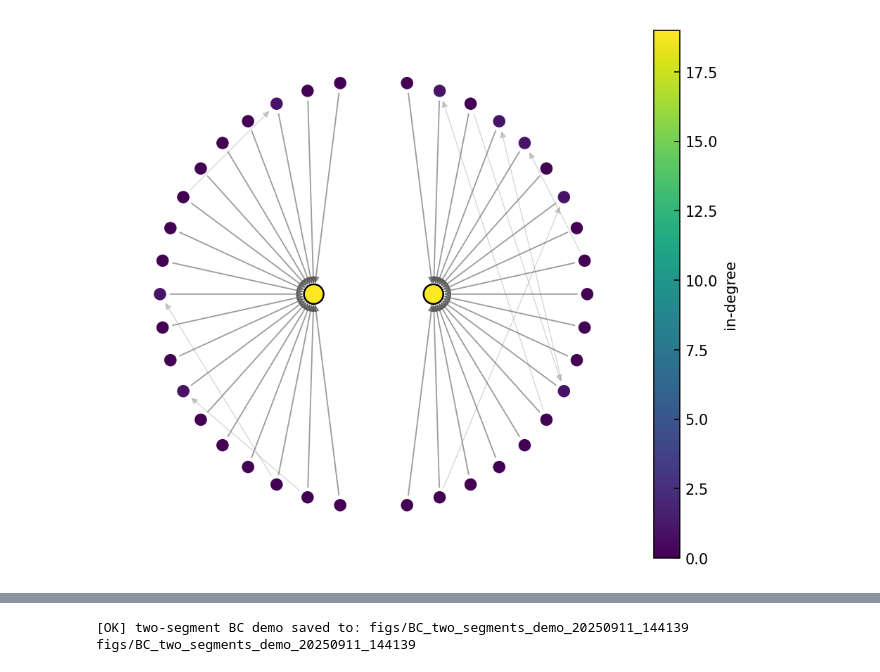
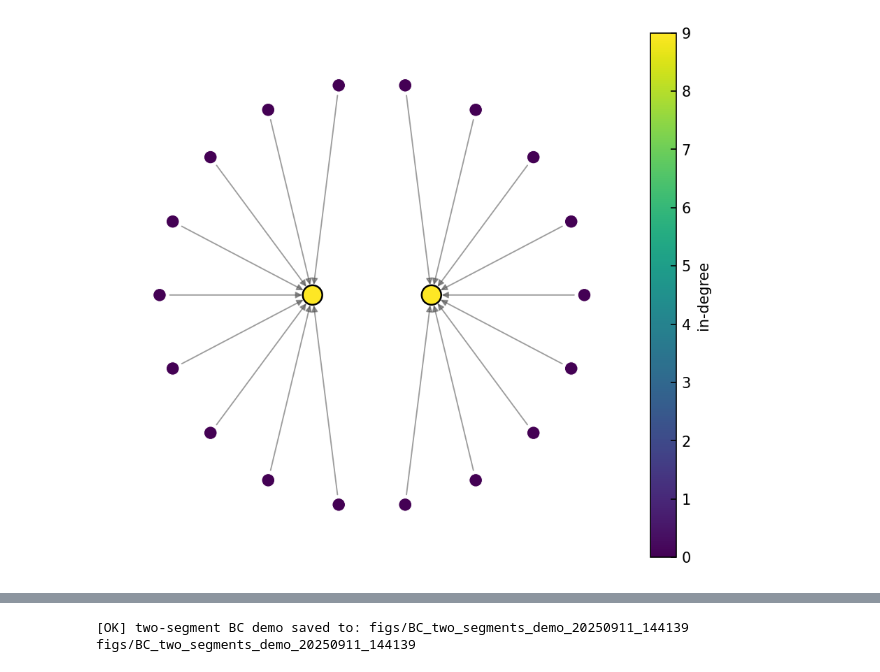
Before and after one commit to naive4E4A55/reconstruction, a Jupyter notebook: reconstruction_code.ipynb, the cells around one changed output, grey strips where cells are left out. Saved outputs shown, nothing was run; the diff lists cells and outputs as text; code cells hidden in the pictures.

```diff
--- a/reconstruction_code.ipynb
+++ b/reconstruction_code.ipynb
@@ -1880,7 +2473,13 @@ def plot_S_distribution_1D(S, hubs, *,
     ax.set_xticks([0,1]); ax.set_xticklabels(["leaves", "hubs"])
     ax.set_ylabel(ylab)
     ax.set_title(f"{gname} · 1D distinction of S ({method})")
-    ax.legend(frameon=False, loc="best")
+    leg = ax.legend(loc="lower right",
+                frameon=True,
+                bbox_to_anchor=(1.0, 0.02),   # 更靠右下，可按需要微调
+                borderaxespad=0.4)
+    leg.get_frame().set_alpha(0.85)
+    leg.get_frame().set_edgecolor("none")
+
     _beautify_axes(ax)
     fig.tight_layout()
 
@@ -2757,11 +3318,11 @@ def save_all_plots_unknown_f(result: dict,
 if __name__ == "__main__":
     # ===== 你的实验超参（按需要修改）=====
     p_leaf_edge   = 0.01
-    delta_in_max  = 3
-    delta_out_max = 5
+    delta_in_max  = 1
+    delta_out_max = 3
     seed_graph0   = 1            # 生成图/仿真的随机种子起点
-    N, T, discard = 40, 6000, 600
-    alpha         = "0.05"       # 生成轨迹用；分类器对 f 未知
+    N, T, discard = 60, 10000, 600
+    alpha         = 0.25       # 生成轨迹用；分类器对 f 未知
     M             = 10
     grid_size     = 2048
     ridge         = 0.0
@@ -2794,7 +3355,7 @@ if __name__ == "__main__":
 
         local_map = lambda x:Decimal(2)*x%Decimal(1)
         #local_map_number = lambda x: 2*x%1
-        coupling  = coupling_x2y2
+        coupling  = coupling_cosxy
 
         gs = GraphSystemDecimal(A, alpha=alpha,local_map=local_map,coupling_fn=coupling, seed=seed_graph)
         seed_graph += 1
@@ -3150,12 +5134,12 @@ def save_bc_correlation_figures(traj: np.ndarray,
 # %%
 if __name__ == "__main__":
     # ===== 你的实验超参（按需要修改）=====
-    p_leaf_edge   = 0.01
+    p_leaf_edge   = 0.00
     delta_in_max  = 1
     delta_out_max = 3
     seed_graph0   = 1            # 生成图/仿真的随机种子起点
-    N, T, discard = 40, 6000, 600
-    alpha         = "0.05"       # 生成轨迹用；分类器对 f 未知
+    N, T, discard = 20, 10000, 600
+    alpha         = 0.25       # 生成轨迹用；分类器对 f 未知
     M             = 10
     grid_size     = 2048
     ridge         = 0.0
@@ -3187,9 +5171,12 @@ if __name__ == "__main__":
             A = maker(N)  # 回退老接口
 
         local_map = lambda x:Decimal(2)*x%Decimal(1)
-        #local_map_number = lambda x: 2*x%1
+        local_map_number = lambda x: 2*x%1
         #coupling  = coupling_sin2pixsin2piy
-        coupling  = coupling_x2y2
+        coupling  = coupling_sin2pixy
+
+
+        coupling_number=lambda x,y:y
         gs = GraphSystemDecimal(A, alpha=alpha,local_map=local_map,coupling_fn=coupling, seed=seed_graph)
         seed_graph += 1
 
@@ -3210,18 +5197,24 @@ if __name__ == "__main__":
 
         # 4) 仿真
         traj = gs.run(T, discard)
+        #print(traj.shape)
+        #print(traj[:,0],traj[:,1],traj[:,2])
 
         # 5) 未知 f 的 A vs (B/C) 分类（返回 scores / distance_matrix）
-        out = classify_ABC_pipeline(
+        out = classify_ABC_pipeline_auto(
             traj=traj,
             M=M,
             grid_size=grid_size,
             ridge=ridge,
             seed=seed_clf,
-            tau=0.4,                       # 论文建议 0.3~0.6；默认 0.4
-            m_h_vec=m_h_vec_default        # 如需一般 H，可传你自己的特征函数
+            tau=0.3,                       # 论文建议 0.3~0.6；默认 0.3
+
+
         )
-        print(f"[{gname}] classified as: {out['label_final']} (A/B/C) | hubs: {out['hubs_idx']} | rho={out.get('rho_hubs')}")
+
+
+
+        print(f"[{gname}] classified as: {out['label_final']} (A/B/C) | hubs: {out['hubs_idx']} | rho={out.get('rho_hubs')}| hub_resid_var={out['hub_resid_var']},V_hat={out['V_hat']}")
 
         # 6) 保存三张图 + 数组（柱状图默认只标注 hub 序号；如需全部标注，annotate_bar='all'）
         node_labels = np.arange(traj.shape[0])  # 节点编号
@@ -3232,15 +5225,29 @@ if __name__ == "__main__":
             title_suffix=f"{gname}, M={M}, grid={grid_size}, ridge={ridge}",
             annotate_bar="hubs"
         )
-        bc_corr_dir = save_bc_correlation_figures(
-            traj=traj,
-            result=out,
-            outdir_graph=subdir,     # 就放在该段的子文件夹下
-            params=params,
-            tau=0.4,                 # 与分类用阈值一致
-            m_h_vec=m_h_vec_default
-        )
-        print(f"[{gname}] BC correlation figures saved at: {bc_corr_dir}")
+        if out["label_final"] != "A_N":
+            bc_corr_dir = save_bc_correlation_figures(
+                traj=traj,
+                result=out,
+                outdir_graph=subdir,     # 就放在该段的子文件夹下
+                params=params,
+                tau=0.3,                 # 与分类用阈值一致
+
+            )
+        print(f"[{gname}] BC correlation figures saved at: {bc_corr_dir}","Var is",)
+
+#         if out["mh_info"] is not None:
+#             _ = plot_mh_comparison(
+#                 m_h_vec=out["mh_info"],
+#                 h_true=coupling_number,
+#                 f_map=local_map_number,
+#                 n_iter=10_000,
+#                 discard=600,
+#                 x_grid_size=512,
+#                 seed=0,
+#                 title_prefix="Algorithm 2 (mh comparison)",
+#                 return_data=False
+#             )
 
         # 7) 可选：保存该段的 \hat f 在网格上的预测（便于附录/验证）
         try:
@@ -3265 +5316 @@ if __name__ == "__main__":
-[figure, old version]
+[figure, new version]
```
Also changed, not shown: parts of 18 cells of this notebook.
